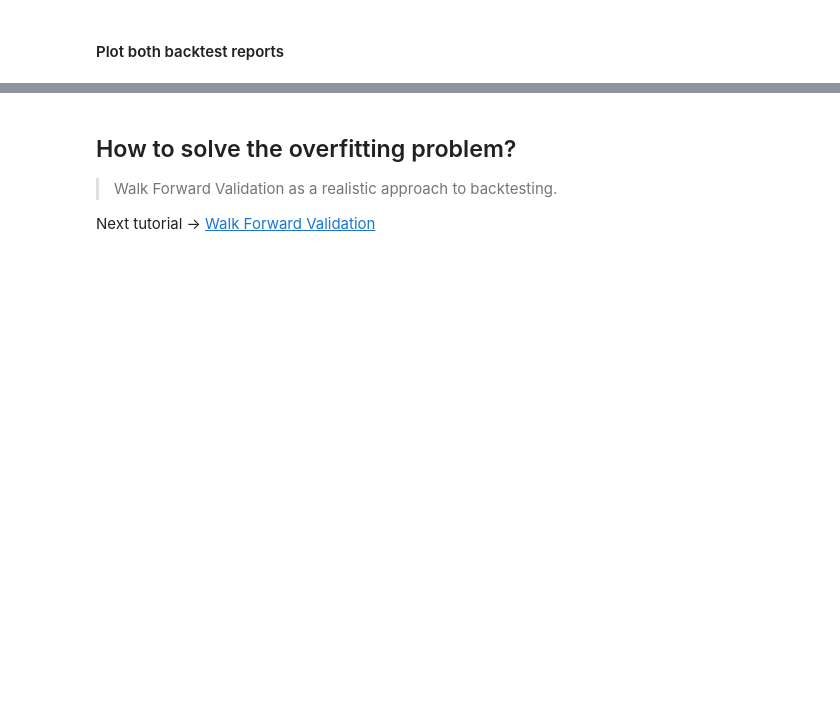
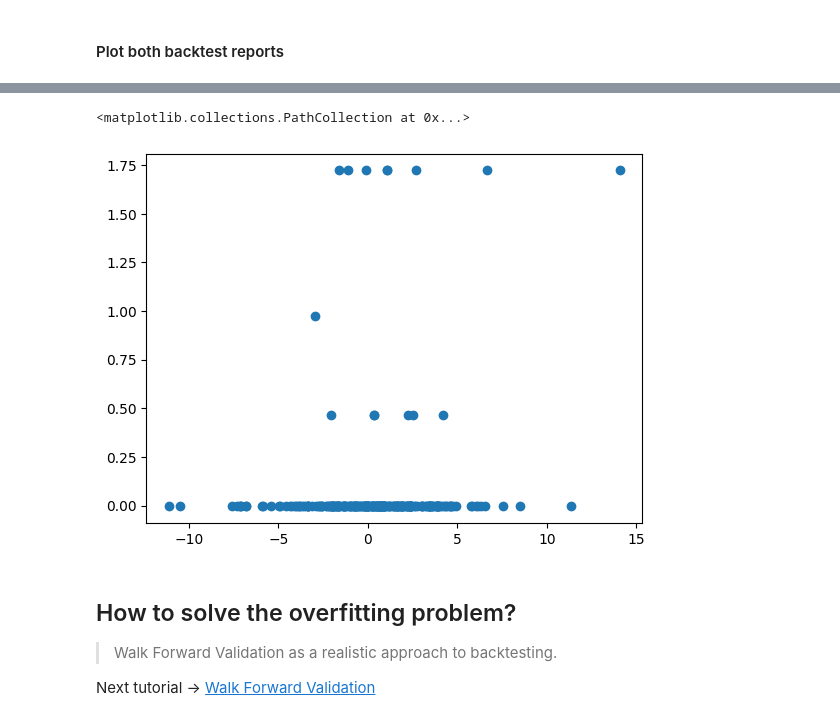
Before and after one commit to rniggebrugge/python-training, a Jupyter notebook: notebooks-course/09C_The Overfitting Problem.ipynb, the cells around one changed output, grey strips where cells are left out. Drawn from its saved outputs; the diff is of its cells as text; code cells hidden in the pictures; blank space fills up the shorter version.

```diff
--- a/notebooks-course/09C_The Overfitting Problem.ipynb
+++ b/notebooks-course/09C_The Overfitting Problem.ipynb
@@ -148,3 +240,8 @@ df_results_train
+# %%
+plt.scatter(y_test, y_pred_test)
+# %% [output]
+<matplotlib.collections.PathCollection at 0x...>
+[figure, added]
 # %% [markdown]
 ## How to solve the overfitting problem?
 
```
Also changed, not shown: parts of 17 cells of this notebook, 7 other files.
